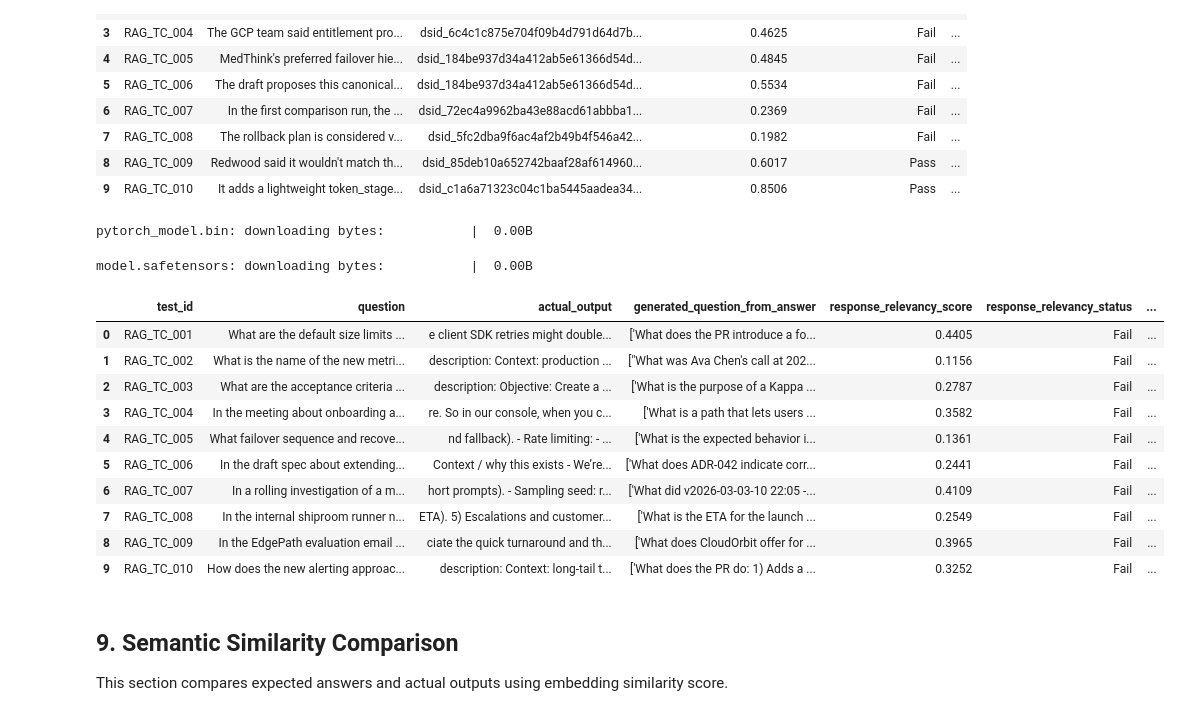
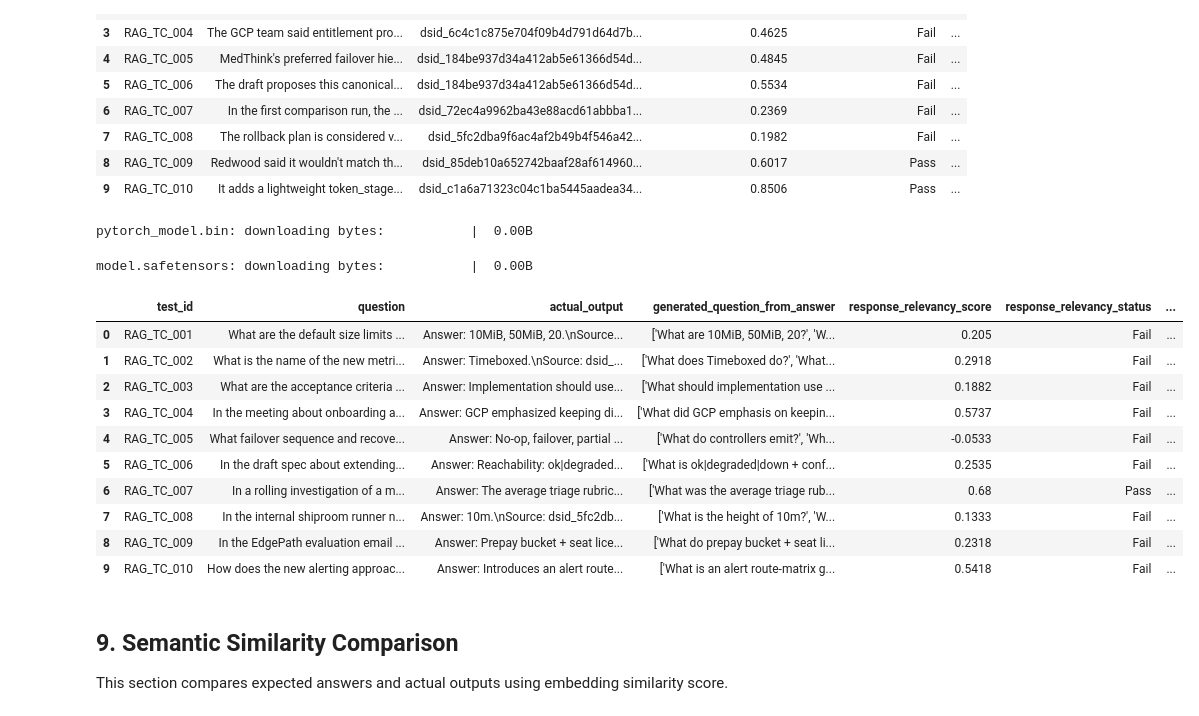
Before and after one commit to Raghul-source/rag-pipeline-evaluation, a Jupyter notebook: RAG_Pipeline_Evaluation_ETL_and_Embedding_Check.ipynb, the cells around one changed output. Saved outputs shown, nothing was run; the diff lists cells and outputs as text; code cells hidden in the pictures.

Commit message:
Update RAG notebook response generation logic

```diff
--- a/RAG_Pipeline_Evaluation_ETL_and_Embedding_Check.ipynb
+++ b/RAG_Pipeline_Evaluation_ETL_and_Embedding_Check.ipynb
@@ -1182,7 +1216,18 @@ def generate_questions_from_answer(actual_output, question_count=3):
         return []
 
     # Keep the text short enough for the model.
-    answer_text = str(actual_output).strip()[:1000]
+    #answer_text = str(actual_output).strip()[:1000]
+    answer_text = str(actual_output).strip()
+
+    # If actual_output has Answer and Source, use only Answer part.
+    if "Source:" in answer_text:
+        answer_text = answer_text.split("Source:")[0].strip()
+
+    # Remove Answer label before sending to question generator.
+    answer_text = answer_text.replace("Answer:", "").strip()
+
+    # Keep text short enough for the question generation model.
+    answer_text = answer_text[:1000]
 
     # Prompt format for question generation.
     input_text = "generate question: " + answer_text
@@ -1283,43 +1328,43 @@ for row_index, row in qa_df.iterrows():
 
     generated_questions, score, status, remarks = response_relevancy_check(
         original_question=row["question"],
         actual_output=row["actual_output"]
     )
 
     qa_df.loc[row_index, "generated_question_from_answer"] = str(generated_questions)
     qa_df.loc[row_index, "response_relevancy_score"] = score
     qa_df.loc[row_index, "response_relevancy_status"] = status
     qa_df.loc[row_index, "response_relevancy_remarks"] = remarks
 
 
 # Show Response Relevancy result.
 display(
     qa_df[
         [
             "test_id",
             "question",
             "actual_output",
             "generated_question_from_answer",
             "response_relevancy_score",
             "response_relevancy_status",
             "response_relevancy_remarks"
         ]
     ]
 )
 # %% [output]
 pytorch_model.bin: downloading bytes:           |  0.00B
 model.safetensors: downloading bytes:           |  0.00B
 |  | test_id | question | actual_output | generated_question_from_answer | response_relevancy_score | response_relevancy_status | ... |
-| 0 | RAG_TC_001 | What are the default size limits ... | e client SDK retries might double... | ['What does the PR introduce a fo... | 0.4405 | Fail | ... |
-| 1 | RAG_TC_002 | What is the name of the new metri... | description: Context: production ... | ["What was Ava Chen's call at 202... | 0.1156 | Fail | ... |
-| 2 | RAG_TC_003 | What are the acceptance criteria ... | description: Objective: Create a ... | ['What is the purpose of a Kappa ... | 0.2787 | Fail | ... |
-| 3 | RAG_TC_004 | In the meeting about onboarding a... | re. So in our console, when you c... | ['What is a path that lets users ... | 0.3582 | Fail | ... |
-| 4 | RAG_TC_005 | What failover sequence and recove... | nd fallback). - Rate limiting: - ... | ['What is the expected behavior i... | 0.1361 | Fail | ... |
-| 5 | RAG_TC_006 | In the draft spec about extending... | Context / why this exists - We’re... | ['What does ADR-042 indicate corr... | 0.2441 | Fail | ... |
-| 6 | RAG_TC_007 | In a rolling investigation of a m... | hort prompts). - Sampling seed: r... | ['What did v2026-03-03-10 22:05 -... | 0.4109 | Fail | ... |
-| 7 | RAG_TC_008 | In the internal shiproom runner n... | ETA). 5) Escalations and customer... | ['What is the ETA for the launch ... | 0.2549 | Fail | ... |
-| 8 | RAG_TC_009 | In the EdgePath evaluation email ... | ciate the quick turnaround and th... | ['What does CloudOrbit offer for ... | 0.3965 | Fail | ... |
-| 9 | RAG_TC_010 | How does the new alerting approac... | description: Context: long-tail t... | ['What does the PR do: 1) Adds a ... | 0.3252 | Fail | ... |
+| 0 | RAG_TC_001 | What are the default size limits ... | Answer: 10MiB, 50MiB, 20.\nSource... | ['What are 10MiB, 50MiB, 20?', 'W... | 0.205 | Fail | ... |
+| 1 | RAG_TC_002 | What is the name of the new metri... | Answer: Timeboxed.\nSource: dsid_... | ['What does Timeboxed do?', 'What... | 0.2918 | Fail | ... |
+| 2 | RAG_TC_003 | What are the acceptance criteria ... | Answer: Implementation should use... | ['What should implementation use ... | 0.1882 | Fail | ... |
+| 3 | RAG_TC_004 | In the meeting about onboarding a... | Answer: GCP emphasized keeping di... | ['What did GCP emphasis on keepin... | 0.5737 | Fail | ... |
+| 4 | RAG_TC_005 | What failover sequence and recove... | Answer: No-op, failover, partial ... | ['What do controllers emit?', 'Wh... | -0.0533 | Fail | ... |
+| 5 | RAG_TC_006 | In the draft spec about extending... | Answer: Reachability: ok|degraded... | ['What is ok|degraded|down + conf... | 0.2535 | Fail | ... |
+| 6 | RAG_TC_007 | In a rolling investigation of a m... | Answer: The average triage rubric... | ['What was the average triage rub... | 0.68 | Pass | ... |
+| 7 | RAG_TC_008 | In the internal shiproom runner n... | Answer: 10m.\nSource: dsid_5fc2db... | ['What is the height of 10m?', 'W... | 0.1333 | Fail | ... |
+| 8 | RAG_TC_009 | In the EdgePath evaluation email ... | Answer: Prepay bucket + seat lice... | ['What do prepay bucket + seat li... | 0.2318 | Fail | ... |
+| 9 | RAG_TC_010 | How does the new alerting approac... | Answer: Introduces an alert route... | ['What is an alert route-matrix g... | 0.5418 | Fail | ... |
 # %% [markdown]
 ## 9. Semantic Similarity Comparison
 This section compares expected answers and actual outputs using embedding similarity score.
```
Also changed, not shown: parts of 11 cells of this notebook.
